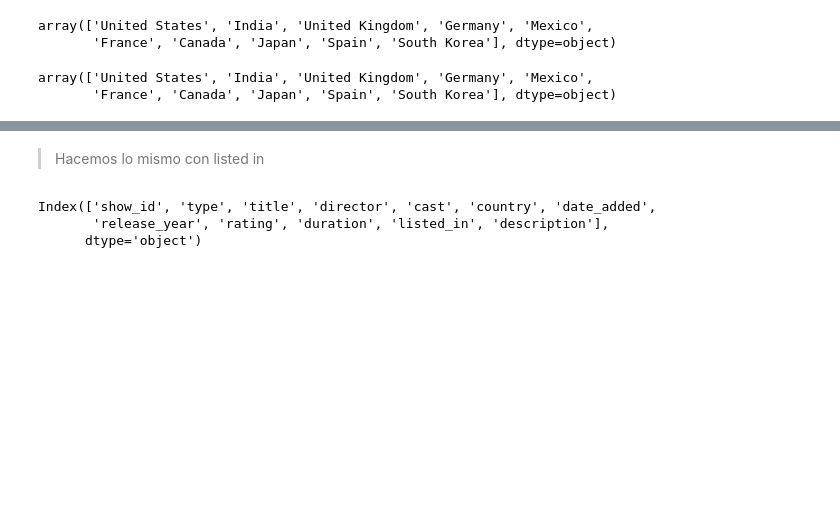
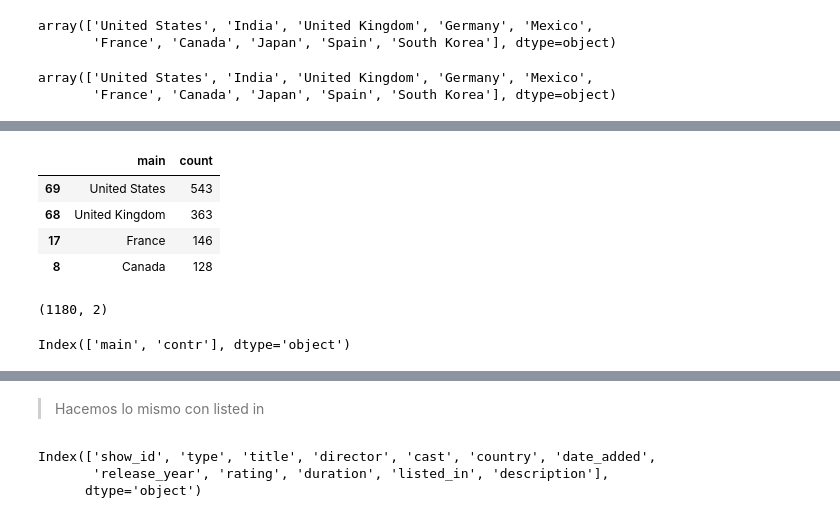
Before and after one commit to Adalab/DA-PROMO-B-MODULO-3-SPRINT-2-ANAIS-PAULA, a Jupyter notebook: directors.ipynb, the cells around one changed output, grey strips where cells are left out. Saved outputs shown, nothing was run; the diff lists cells and outputs as text; code cells hidden in the pictures; blank space fills up the shorter version.

```diff
--- a/directors.ipynb
+++ b/directors.ipynb
@@ -341,0 +479,10 @@ array(['United States', 'India', 'United Kingdom', 'Germany', 'Mexico',
+# %%
+z1 = c.groupby('main').size().reset_index(name='count').sort_values(by='count', ascending=False)
+# %%
+z1.head(4)
+# %% [output]
+|  | main | count |
+| 69 | United States | 543 |
+| 68 | United Kingdom | 363 |
+| 17 | France | 146 |
+| 8 | Canada | 128 |
@@ -341,0 +491,8 @@ array(['United States', 'India', 'United Kingdom', 'Germany', 'Mexico',
+# %%
+z2.shape
+# %% [output]
+(1180, 2)
+# %%
+c.columns
+# %% [output]
+Index(['main', 'contr'], dtype='object')
```
Also changed, not shown: parts of 49 cells of this notebook, 3 other files.
